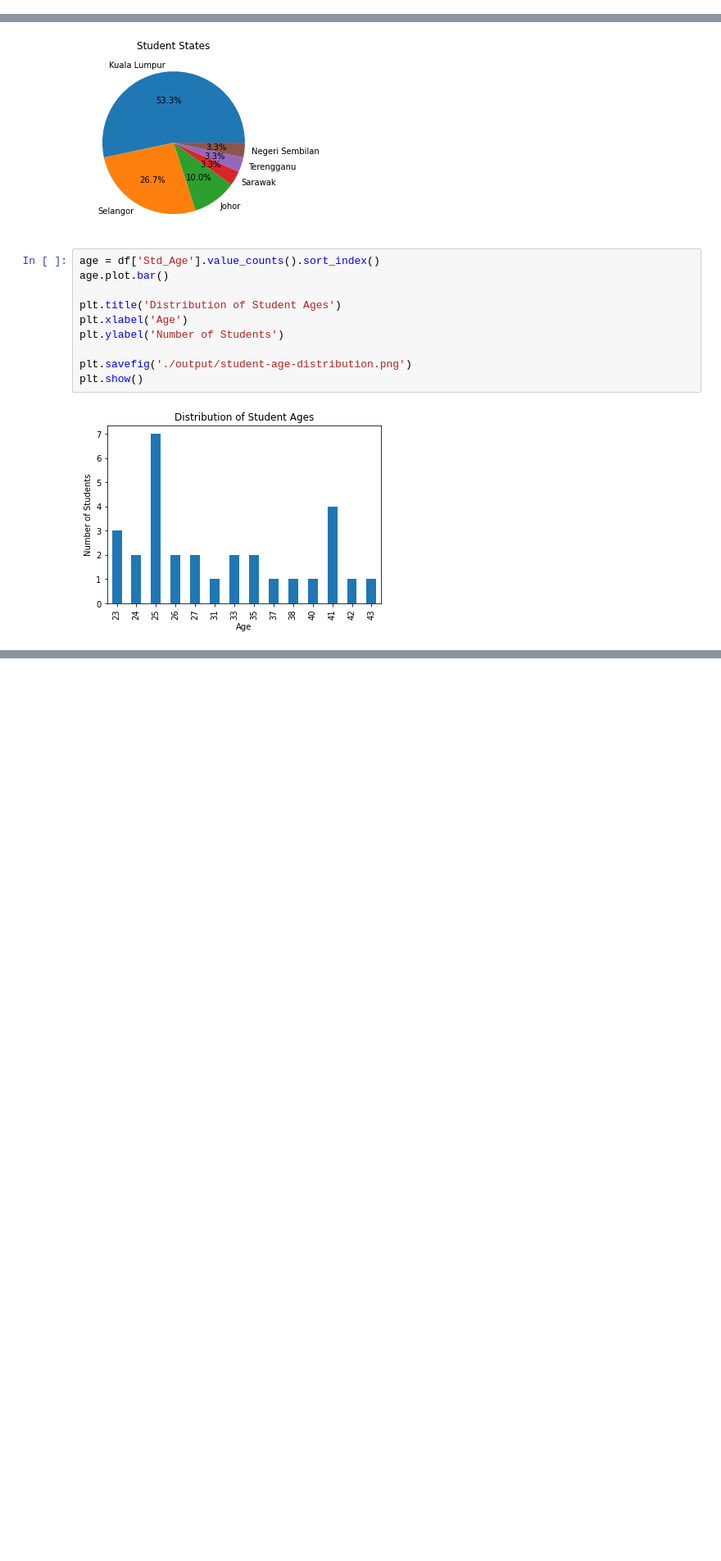
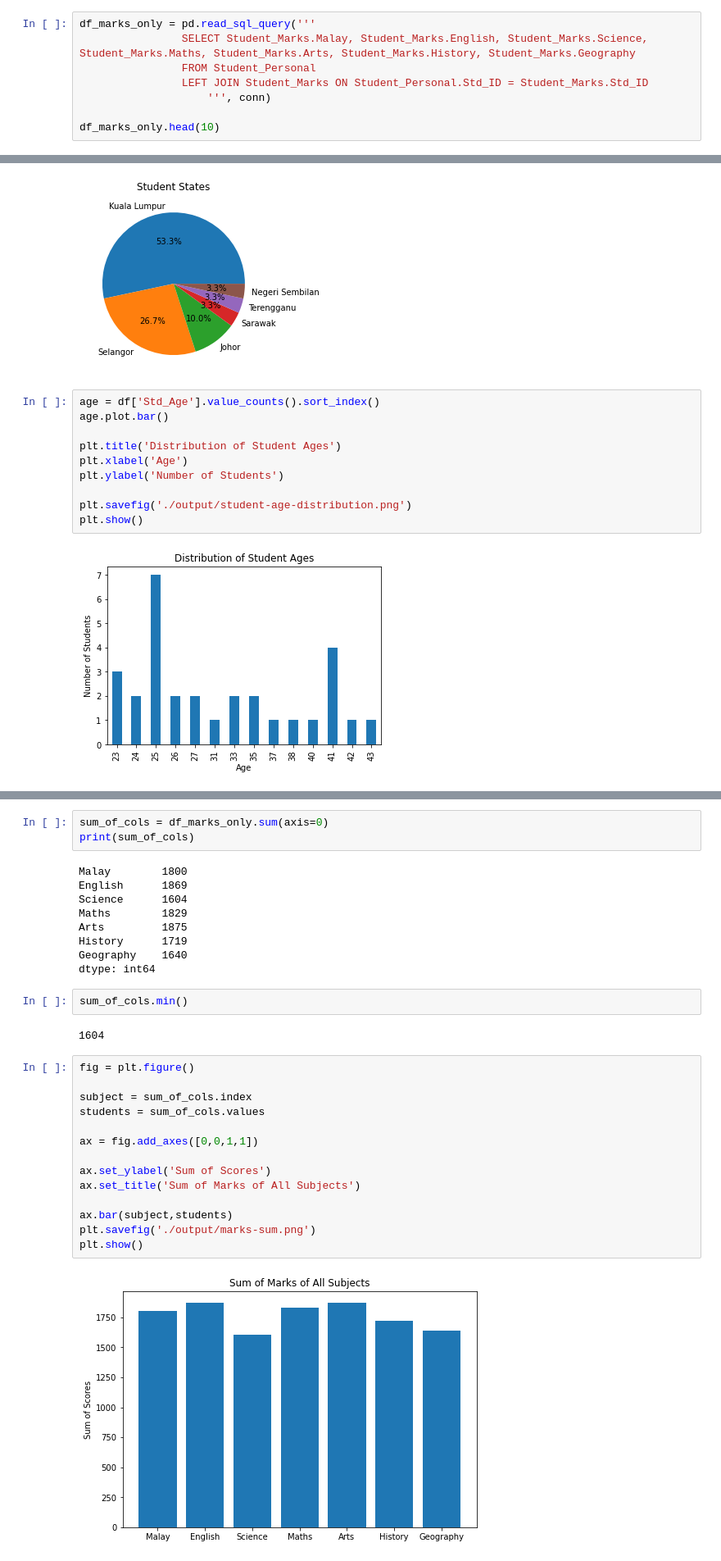
Before and after one commit to amir-yusoff/python-training-miniproject, a Jupyter notebook: analytics.ipynb, the cells around one changed output, grey strips where cells are left out. Shown at 82% size. Drawn from its saved outputs; the diff is of its cells as text; blank space fills up the shorter version.

```diff
--- a/analytics.ipynb
+++ b/analytics.ipynb
@@ -61,0 +58,8 @@ marks_result = []
+# %%
+df_marks_only = pd.read_sql_query('''
+                SELECT Student_Marks.Malay, Student_Marks.English, Student_Marks.Science, Student_Marks.Maths, Student_Marks.Arts, Student_Marks.History, Student_Marks.Geography
+                FROM Student_Personal
+                LEFT JOIN Student_Marks ON Student_Personal.Std_ID = Student_Marks.Std_ID
+                    ''', conn)
+
+df_marks_only.head(10)
@@ -101,0 +223,32 @@ plt.show()
+# %%
+sum_of_cols = df_marks_only.sum(axis=0)
+print(sum_of_cols)
+# %% [output]
+Malay        1800
+English      1869
+Science      1604
+Maths        1829
+Arts         1875
+History      1719
+Geography    1640
+dtype: int64
+# %%
+sum_of_cols.min()
+# %% [output]
+1604
+# %%
+fig = plt.figure()
+
+subject = sum_of_cols.index
+students = sum_of_cols.values
+
+ax = fig.add_axes([0,0,1,1])
+
+ax.set_ylabel('Sum of Scores')
+ax.set_title('Sum of Marks of All Subjects')
+
+ax.bar(subject,students)
+plt.savefig('./output/marks-sum.png')
+plt.show()
+# %% [output]
+[figure, added]
```
Also changed, not shown: parts of 12 cells of this notebook, 5 other files.
